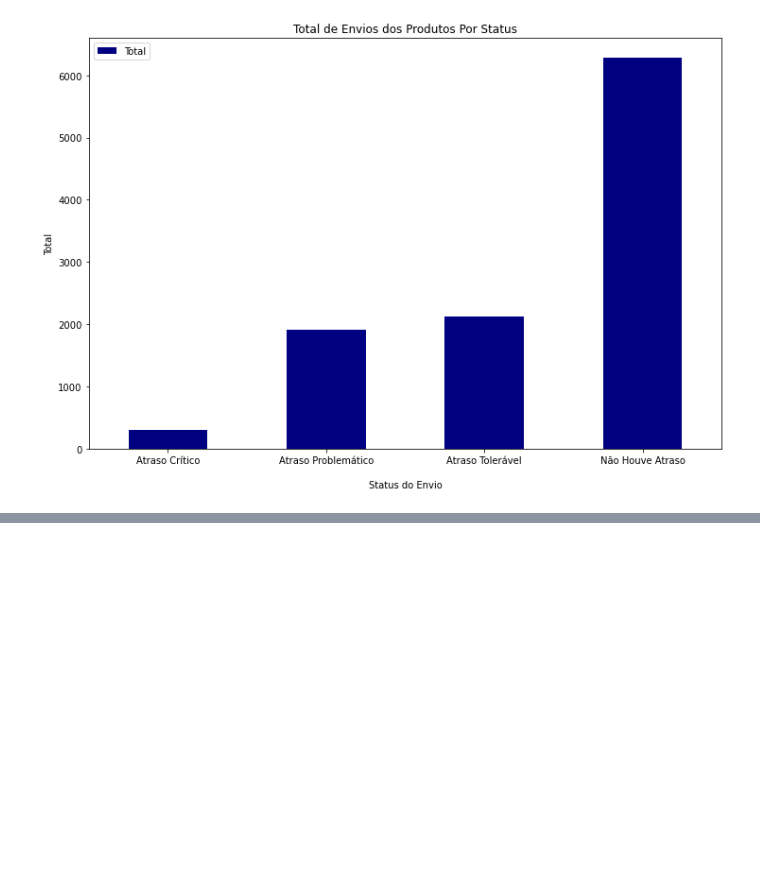
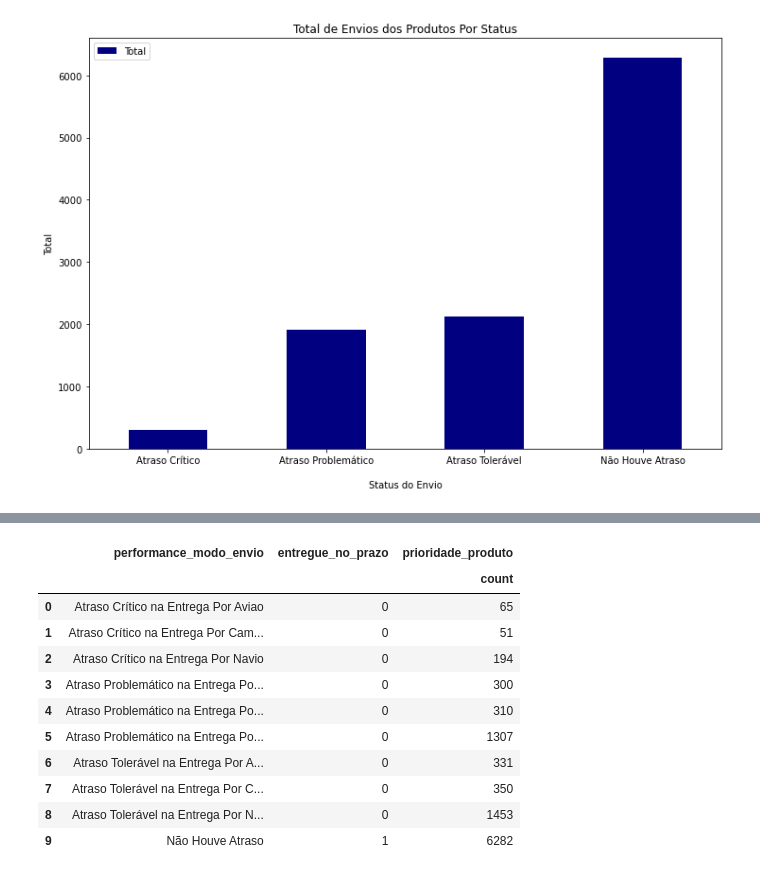
Before and after one commit to sandromzljr/Engenharia-Atributos, a Jupyter notebook: EngenhariaAtributos.ipynb, the cells around one changed output, grey strips where cells are left out. Cells and saved outputs as stored; diff of their text form; code cells hidden in the pictures; blank space fills up the shorter version.

```diff
--- a/EngenhariaAtributos.ipynb
+++ b/EngenhariaAtributos.ipynb
@@ -586,0 +664,18 @@ plt.show()
+# %%
+# Agrupamos os dados para análise
+df_report2 = df_eng.groupby(['performance_modo_envio',
+                             'entregue_no_prazo']).agg({'prioridade_produto': ['count']}).reset_index()
+df_report2.head(10)
+# %% [output]
+|  | performance_modo_envio | entregue_no_prazo | prioridade_produto |
+|  |  |  | count |
+| 0 | Atraso Crítico na Entrega Por Aviao | 0 | 65 |
+| 1 | Atraso Crítico na Entrega Por Cam... | 0 | 51 |
+| 2 | Atraso Crítico na Entrega Por Navio | 0 | 194 |
+| 3 | Atraso Problemático na Entrega Po... | 0 | 300 |
+| 4 | Atraso Problemático na Entrega Po... | 0 | 310 |
+| 5 | Atraso Problemático na Entrega Po... | 0 | 1307 |
+| 6 | Atraso Tolerável na Entrega Por A... | 0 | 331 |
+| 7 | Atraso Tolerável na Entrega Por C... | 0 | 350 |
+| 8 | Atraso Tolerável na Entrega Por N... | 0 | 1453 |
+| 9 | Não Houve Atraso | 1 | 6282 |
```
Also changed, not shown: parts of 17 cells of this notebook.
